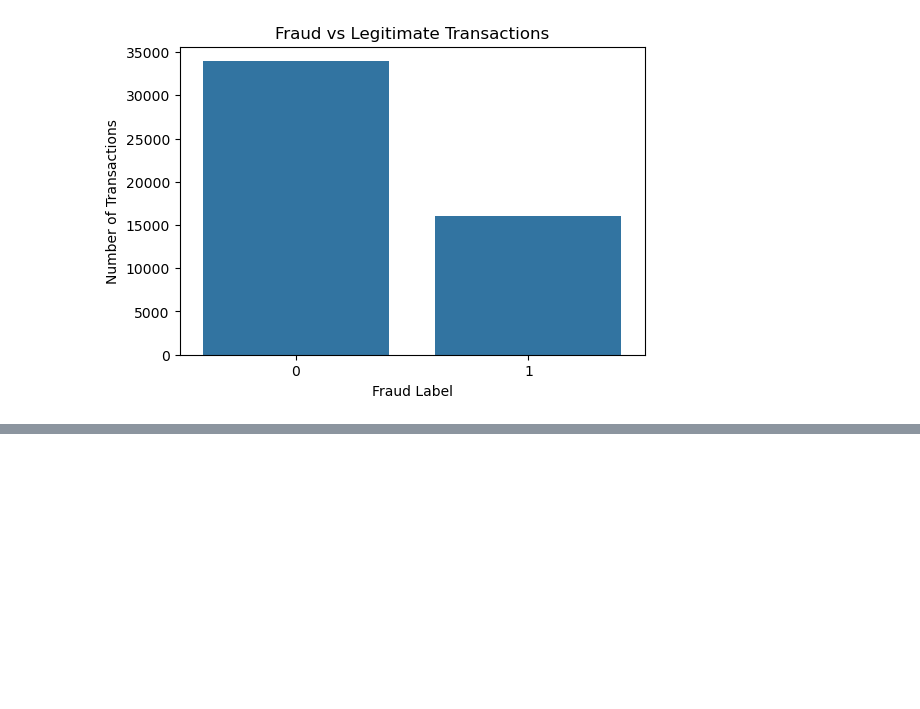
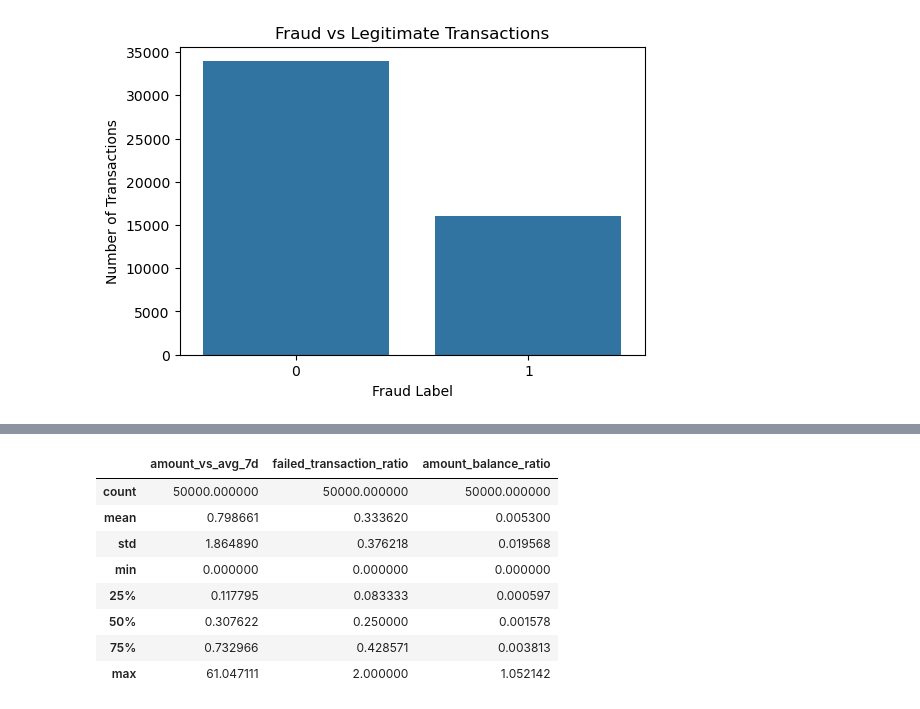
Before and after one commit to BharatDS/real_time_fraud_detection, a Jupyter notebook: notebooks/01_eda.ipynb, the cells around one changed output, grey strips where cells are left out. Cells and saved outputs as stored; diff of their text form; code cells hidden in the pictures; blank space fills up the shorter version.

```diff
--- a/notebooks/01_eda.ipynb
+++ b/notebooks/01_eda.ipynb
@@ -98,0 +208,5 @@ plt.show()
+# %%
+df["transaction_hour"] = df["Timestamp"].dt.hour
+df["transaction_day"] = df["Timestamp"].dt.day
+df["transaction_month"] = df["Timestamp"].dt.month
+df["transaction_dayofweek"] = df["Timestamp"].dt.dayofweek
@@ -98,0 +228,18 @@ plt.show()
+# %%
+new_features = [
+    "amount_vs_avg_7d",
+    "failed_transaction_ratio",
+    "amount_balance_ratio"
+]
+
+df[new_features].describe()
+# %% [output]
+|  | amount_vs_avg_7d | failed_transaction_ratio | amount_balance_ratio |
+| count | 50000.000000 | 50000.000000 | 50000.000000 |
+| mean | 0.798661 | 0.333620 | 0.005300 |
+| std | 1.864890 | 0.376218 | 0.019568 |
+| min | 0.000000 | 0.000000 | 0.000000 |
+| 25% | 0.117795 | 0.083333 | 0.000597 |
+| 50% | 0.307622 | 0.250000 | 0.001578 |
+| 75% | 0.732966 | 0.428571 | 0.003813 |
+| max | 61.047111 | 2.000000 | 1.052142 |
```
Also changed, not shown: parts of 51 cells of this notebook, 29 other files.
